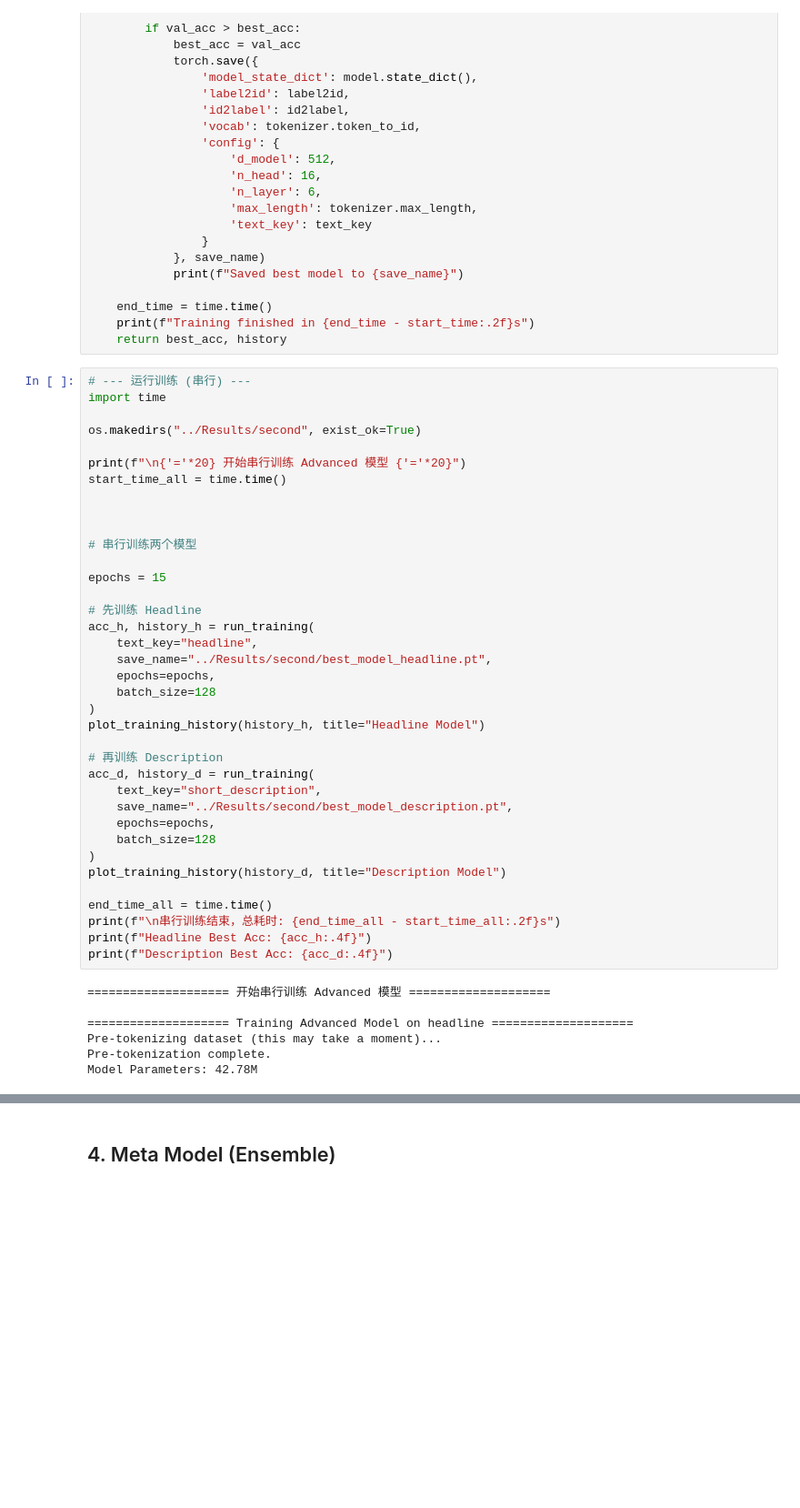
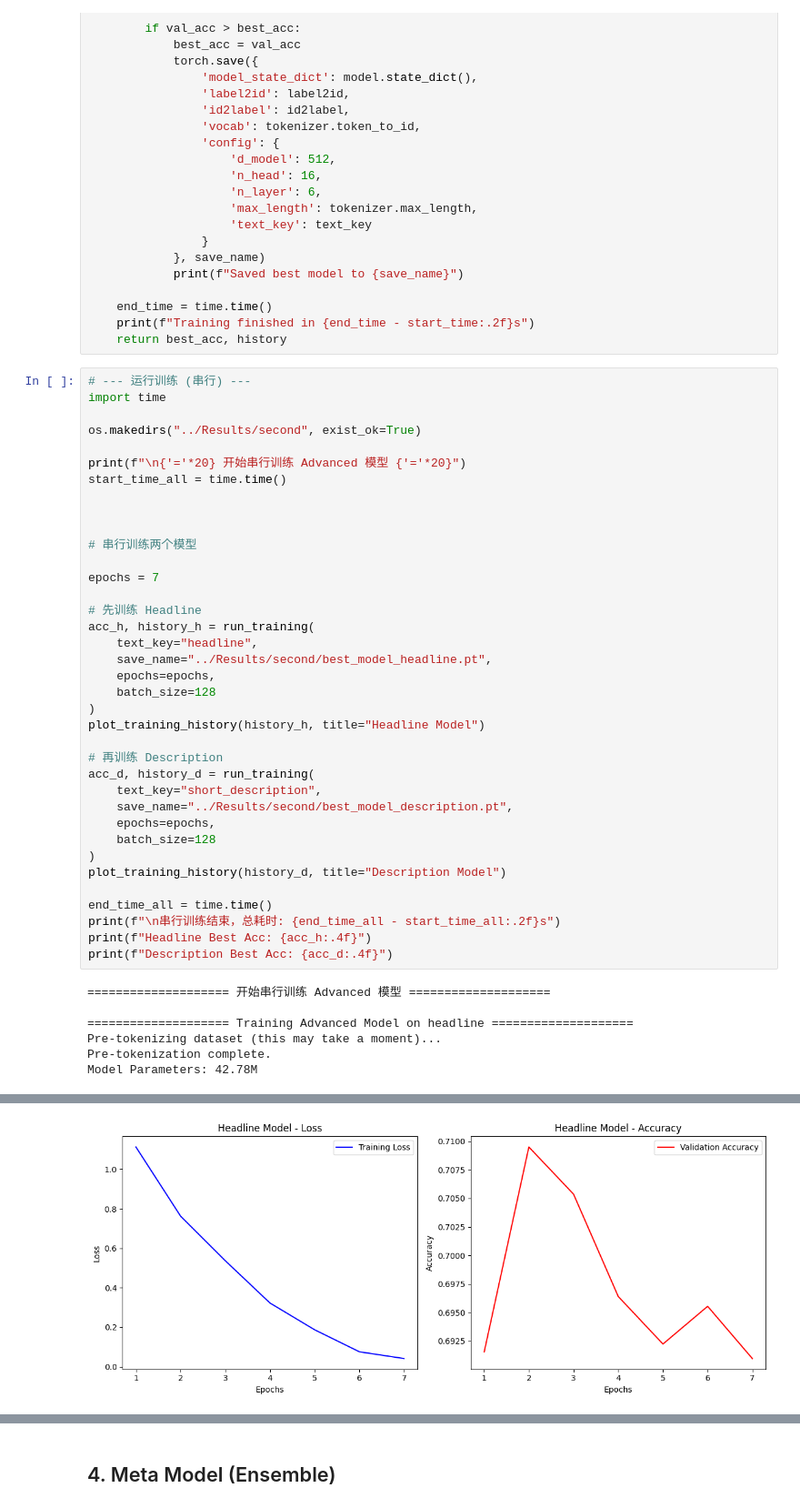
Before and after one commit to e2333-hsjdjh/News_category, a Jupyter notebook: train_model/NewsClassifier_Advanced.ipynb, the cells around one changed output, grey strips where cells are left out. Shown: that part at 91% size. Cells and saved outputs as stored; diff of their text form; blank space fills up the shorter version.

```diff
--- a/train_model/NewsClassifier_Advanced.ipynb
+++ b/train_model/NewsClassifier_Advanced.ipynb
@@ -450,7 +450,7 @@ start_time_all = time.time()
 
 # 串行训练两个模型
 
-epochs = 15
+epochs = 7
 
 # 先训练 Headline
 acc_h, history_h = run_training(
@@ -483,0 +494 @@ Model Parameters: 42.78M
+[figure, added]
```
Also changed, not shown: parts of 2 cells of this notebook, 1 other file.
